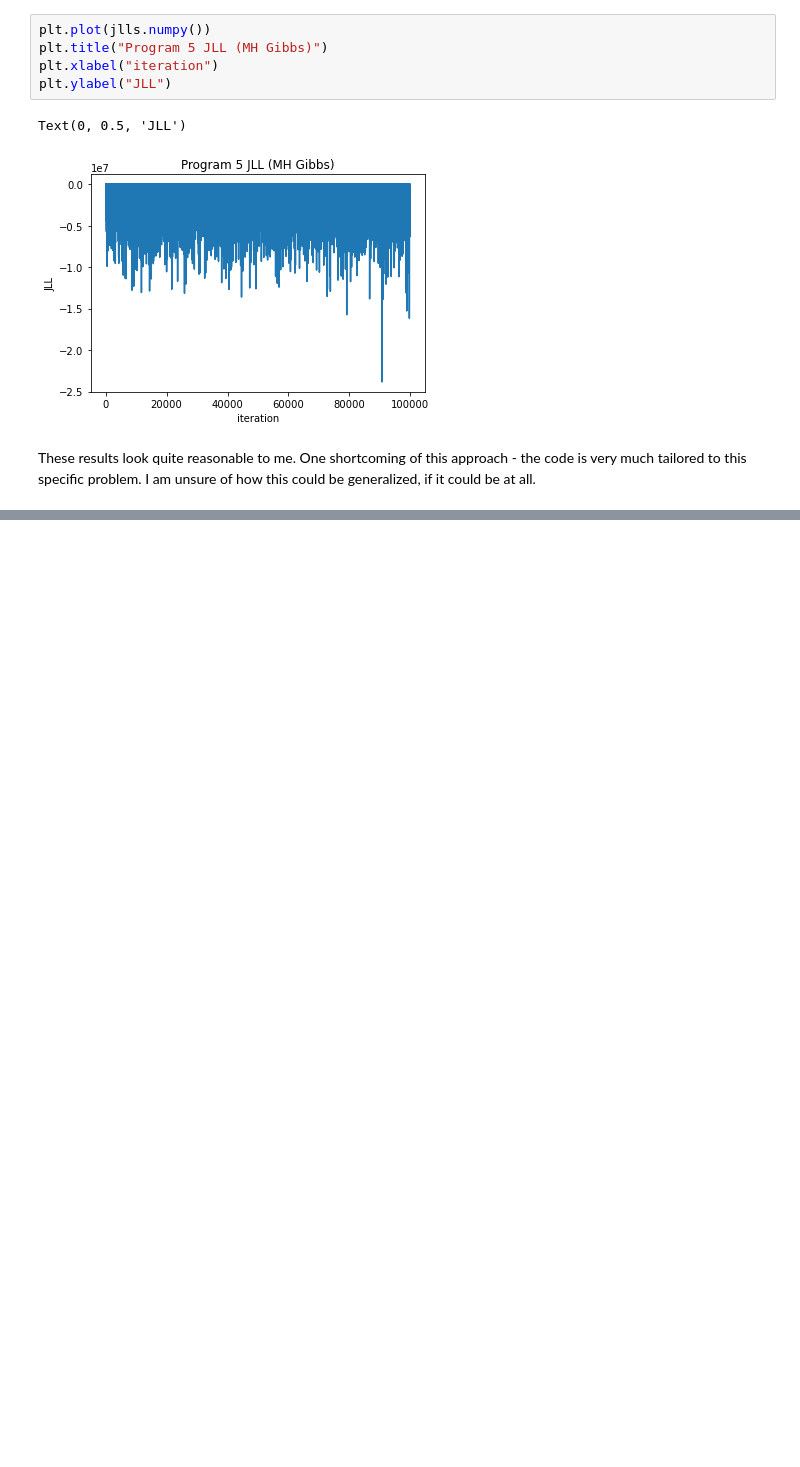
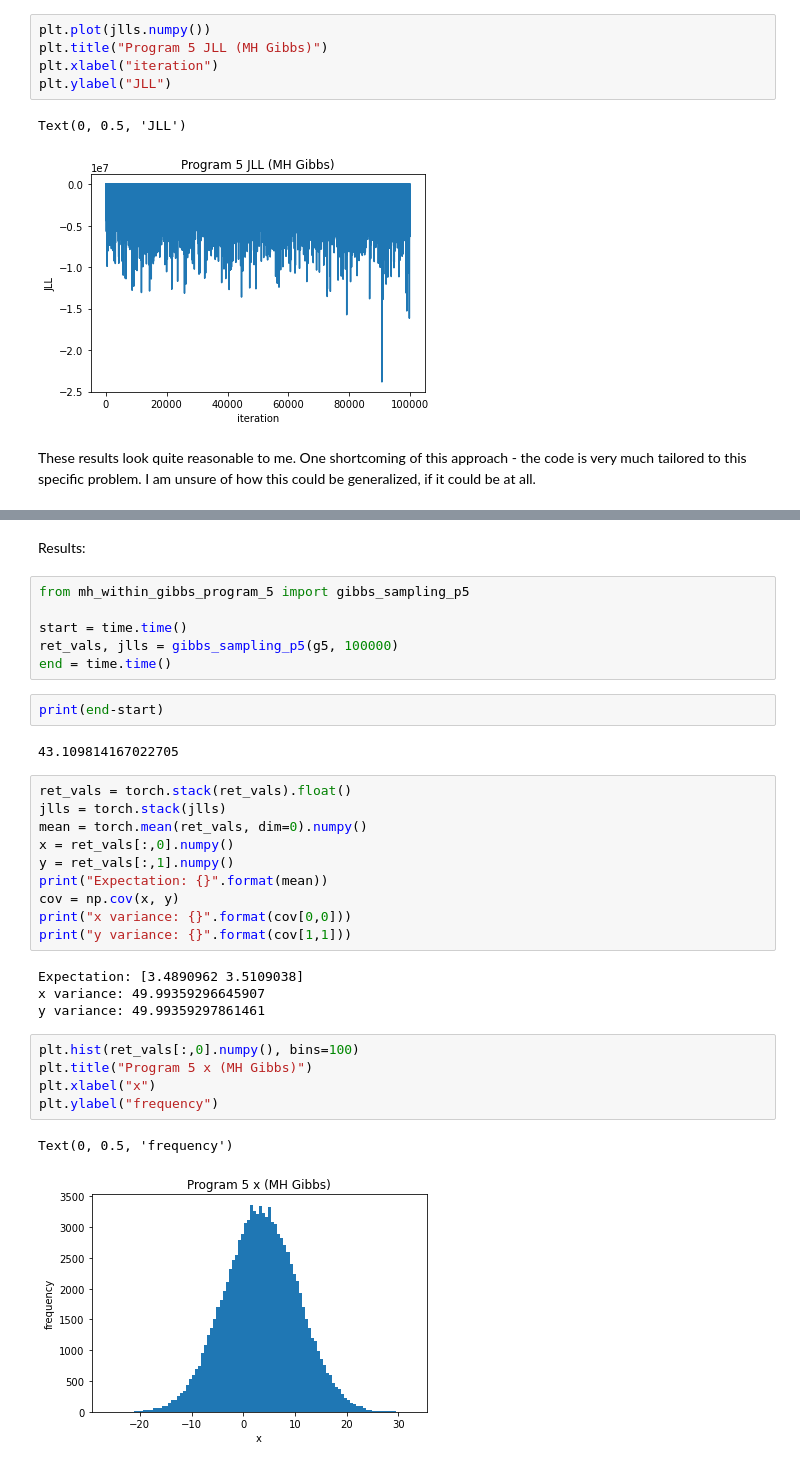
Before and after one commit to lone-duck/hw-cs532, a Jupyter notebook: hw3/analysis.ipynb, the cells around one changed output, grey strips where cells are left out. Saved outputs shown, nothing was run; the diff lists cells and outputs as text; blank space fills up the shorter version.

```diff
--- a/hw3/analysis.ipynb
+++ b/hw3/analysis.ipynb
@@ -1172,0 +1271,34 @@ These results look quite reasonable to me. One shortcoming of this approach - th
+# %% [markdown]
+Results:
+# %%
+from mh_within_gibbs_program_5 import gibbs_sampling_p5
+
+start = time.time()
+ret_vals, jlls = gibbs_sampling_p5(g5, 100000)
+end = time.time()
+# %%
+print(end-start)
+# %% [output]
+43.109814167022705
+# %%
+ret_vals = torch.stack(ret_vals).float()
+jlls = torch.stack(jlls)
+mean = torch.mean(ret_vals, dim=0).numpy()
+x = ret_vals[:,0].numpy()
+y = ret_vals[:,1].numpy()
+print("Expectation: {}".format(mean))
+cov = np.cov(x, y)
+print("x variance: {}".format(cov[0,0]))
+print("y variance: {}".format(cov[1,1]))
+# %% [output]
+Expectation: [3.4890962 3.5109038]
+x variance: 49.99359296645907
+y variance: 49.99359297861461
+# %%
+plt.hist(ret_vals[:,0].numpy(), bins=100)
+plt.title("Program 5 x (MH Gibbs)")
+plt.xlabel("x")
+plt.ylabel("frequency")
+# %% [output]
+Text(0, 0.5, 'frequency')
+[figure, added]
```
Also changed, not shown: parts of 8 cells of this notebook, 1 other file.
